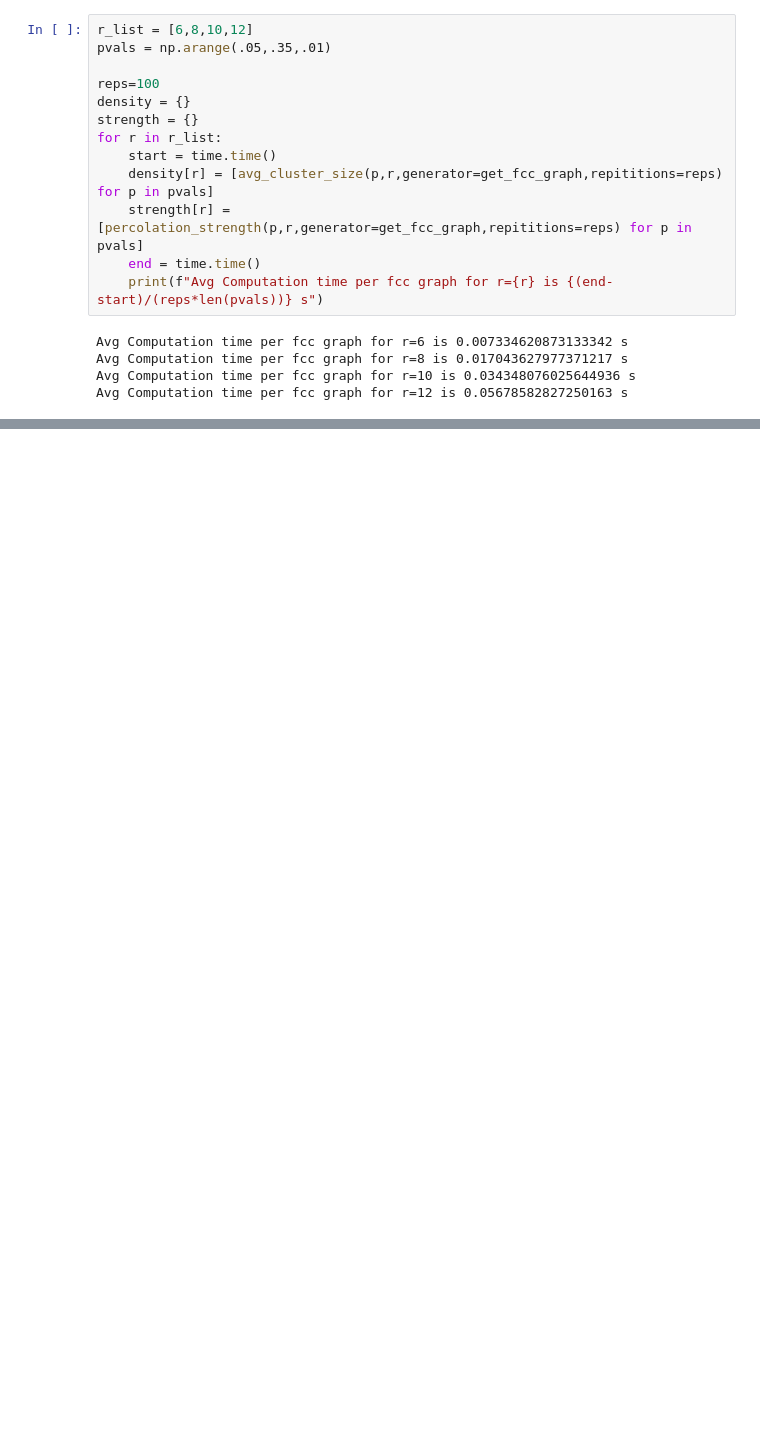
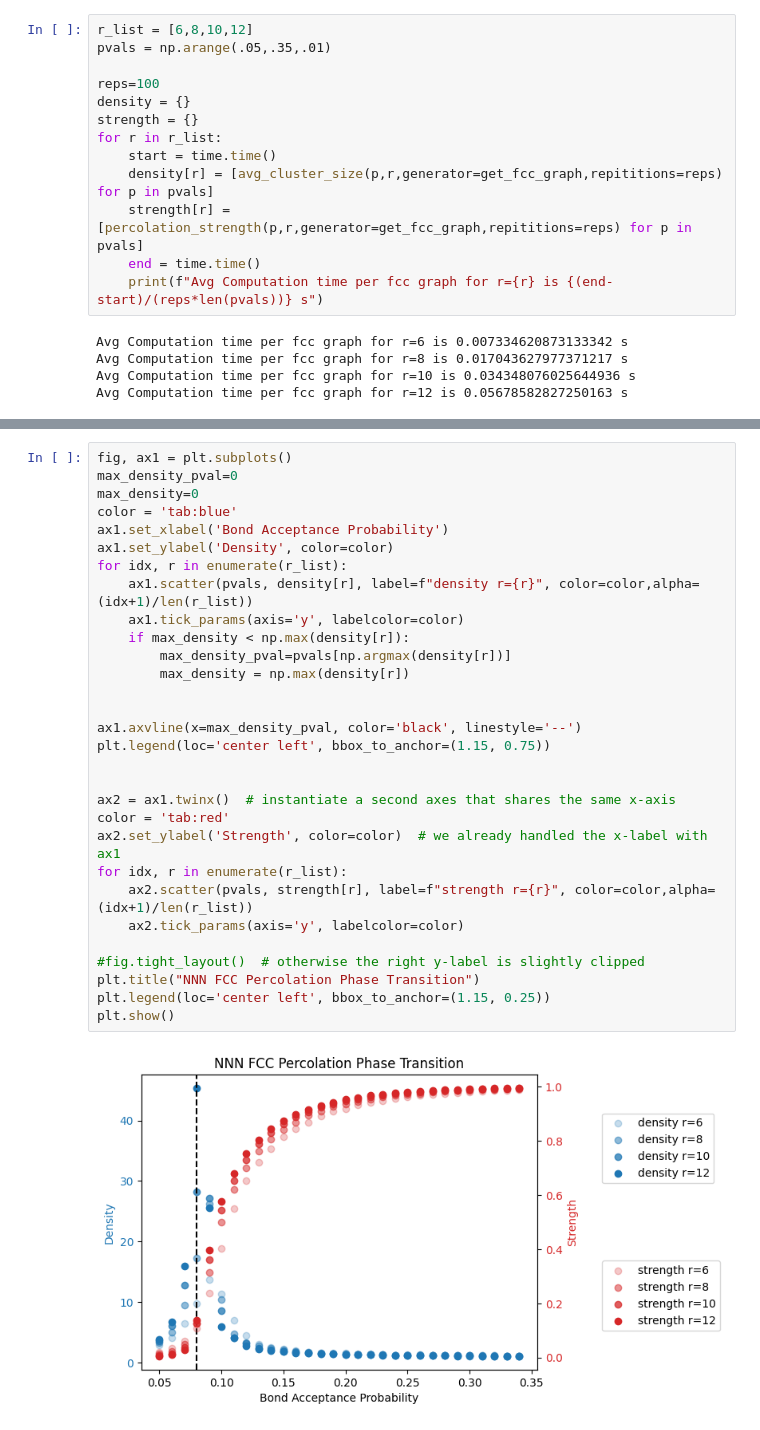
Before and after one commit to awstasiuk/phd-notebooks, a Jupyter notebook: Percolation/FCC Building.ipynb, the cells around one changed output, grey strips where cells are left out. Saved outputs shown, nothing was run; the diff lists cells and outputs as text; blank space fills up the shorter version.

```diff
--- a/Percolation/FCC Building.ipynb
+++ b/Percolation/FCC Building.ipynb
@@ -350,0 +658,32 @@ plt.show()
+# %%
+fig, ax1 = plt.subplots()
+max_density_pval=0
+max_density=0
+color = 'tab:blue'
+ax1.set_xlabel('Bond Acceptance Probability')
+ax1.set_ylabel('Density', color=color)
+for idx, r in enumerate(r_list):
+    ax1.scatter(pvals, density[r], label=f"density r={r}", color=color,alpha=(idx+1)/len(r_list))
+    ax1.tick_params(axis='y', labelcolor=color)
+    if max_density < np.max(density[r]):
+        max_density_pval=pvals[np.argmax(density[r])]
+        max_density = np.max(density[r])
+
+
+ax1.axvline(x=max_density_pval, color='black', linestyle='--')
+plt.legend(loc='center left', bbox_to_anchor=(1.15, 0.75))
+
+
+ax2 = ax1.twinx()  # instantiate a second axes that shares the same x-axis
+color = 'tab:red'
+ax2.set_ylabel('Strength', color=color)  # we already handled the x-label with ax1
+for idx, r in enumerate(r_list):
+    ax2.scatter(pvals, strength[r], label=f"strength r={r}", color=color,alpha=(idx+1)/len(r_list))
+    ax2.tick_params(axis='y', labelcolor=color)
+
+#fig.tight_layout()  # otherwise the right y-label is slightly clipped
+plt.title("NNN FCC Percolation Phase Transition")
+plt.legend(loc='center left', bbox_to_anchor=(1.15, 0.25))
+plt.show()
+# %% [output]
+[figure, added]
```
Also changed, not shown: parts of 34 cells of this notebook, 40 other files.
